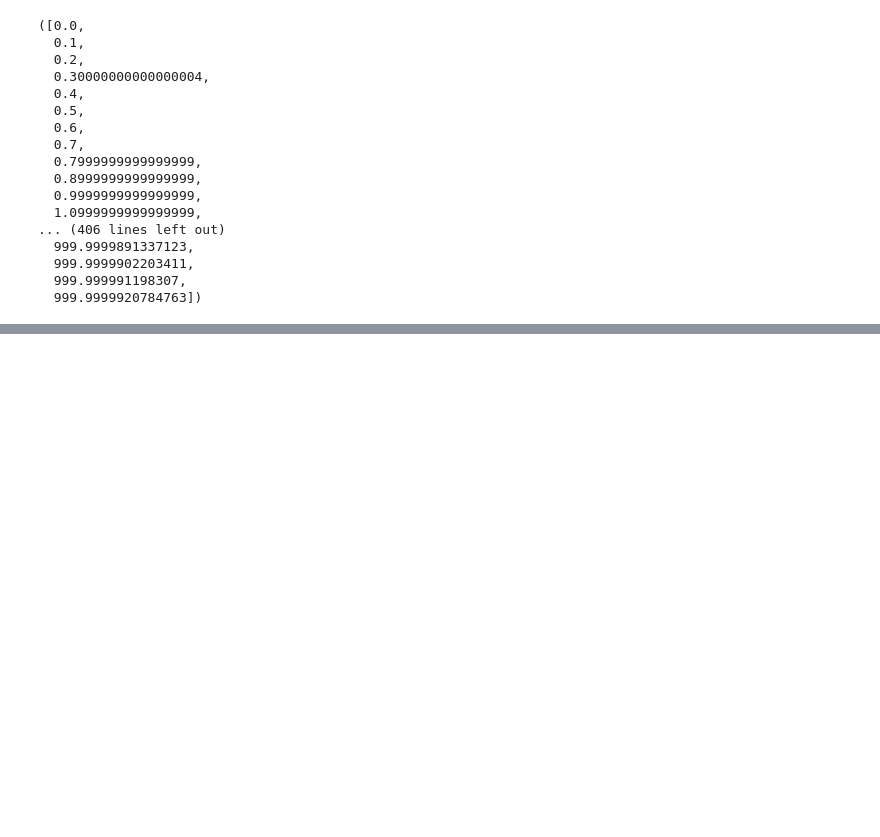
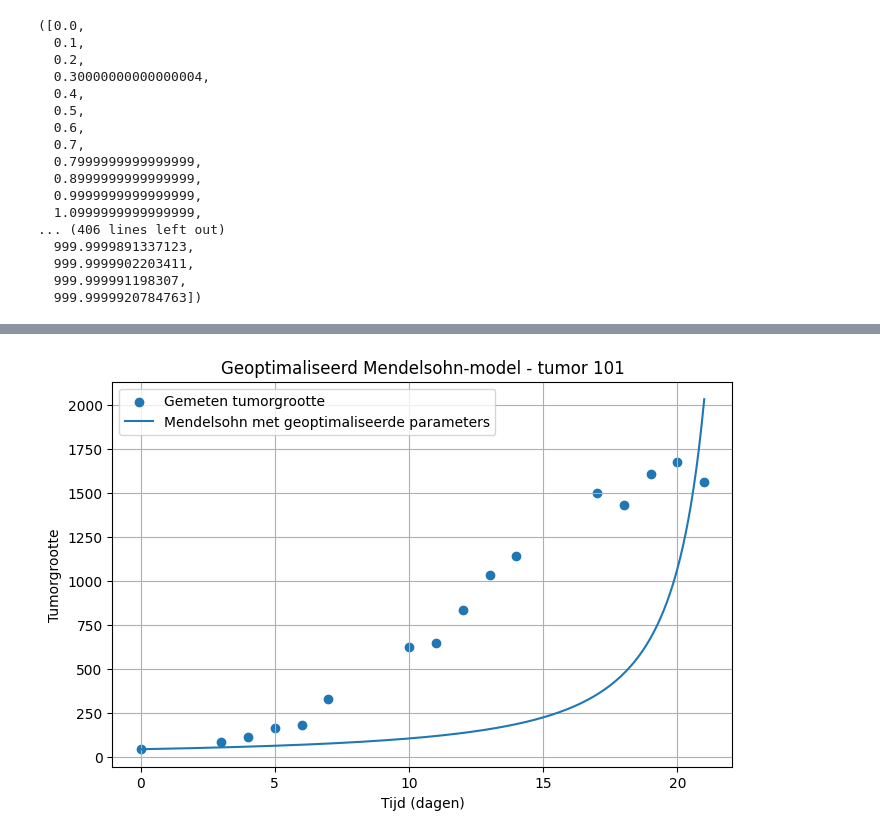
Before and after one commit to FleurLuten/ModellerenVanKankerCasusA, a Jupyter notebook: Logboek/Fleur.ipynb, the cells around one changed output, grey strips where cells are left out. Saved outputs shown, nothing was run; the diff lists cells and outputs as text; code cells hidden in the pictures; blank space fills up the shorter version.

Commit message:
euler modellen optimalization

```diff
--- a/Logboek/Fleur.ipynb
+++ b/Logboek/Fleur.ipynb
@@ -234,0 +258,88 @@ Vandaag ga ik bezig met de optimalisatie (workshop 3) en daarna ga ik de modelve
+# %%
+# Tumor selecteren
+tumor_id = 101
+
+tumor = data[data["ID"] == tumor_id].sort_values(by="Day")
+
+# Meetgegevens ophalen
+meetdagen = tumor["Day"].to_numpy(dtype=float)
+meetwaarden = tumor["Size"].to_numpy(dtype=float)
+
+# Beginwaarden
+V0 = meetwaarden[0]
+t_start = meetdagen[0]
+
+# Model selecteren
+model = EULER_MODELS["Mendelsohn"]
+
+# Startwaarden voor de parameters
+start_parameters = {
+    "c": 0.001,
+    "d": 2.0
+}
+
+# Stapgroottes voor de willekeurige veranderingen
+stapgroottes = {
+    "c": 0.0001,
+    "d": 0.1
+}
+
+# Grenzen voor de parameters
+grenzen = {
+    "c": (0.000001, 0.1),
+    "d": (0.1, 3.0)
+}
+
+# Random Search uitvoeren
+beste_parameters, beste_mse = random_search(
+    model=model,
+    start_parameters=start_parameters,
+    stapgroottes=stapgroottes,
+    V0=V0,
+    t_start=t_start,
+    meetdagen=meetdagen,
+    meetwaarden=meetwaarden,
+    dt=0.1,
+    max_tries=1000,
+    grenzen=grenzen
+)
+
+print("Beste parameters:")
+print(beste_parameters)
+
+print("Beste MSE:")
+print(beste_mse)
+
+# Euler uitvoeren met de geoptimaliseerde parameters
+times, volumes = euler_solver(
+    model=model,
+    V0=V0,
+    t_start=t_start,
+    t_end=max(meetdagen),
+    dt=0.1,
+    parameters=tuple(beste_parameters.values())
+)
+
+# Grafiek maken
+plt.figure(figsize=(8, 5))
+
+plt.scatter(
+    meetdagen,
+    meetwaarden,
+    label="Gemeten tumorgrootte"
+)
+
+plt.plot(
+    times,
+    volumes,
+    label="Mendelsohn met geoptimaliseerde parameters"
+)
+
+plt.xlabel("Tijd (dagen)")
+plt.ylabel("Tumorgrootte")
+plt.title(f"Geoptimaliseerd Mendelsohn-model - tumor {tumor_id}")
+
+plt.legend()
+plt.grid(True)
+plt.show()
+# %% [output]
@@ -234,0 +350 @@ Vandaag ga ik bezig met de optimalisatie (workshop 3) en daarna ga ik de modelve
+[figure, added]
```
Also changed, not shown: parts of 11 cells of this notebook, 1 other file.
